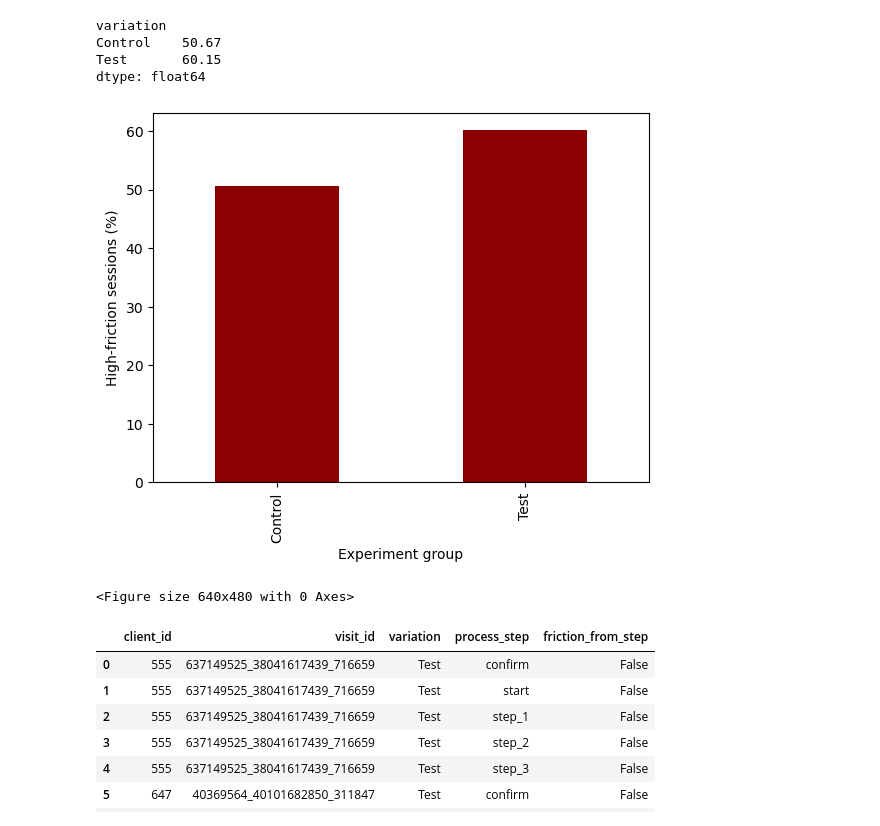
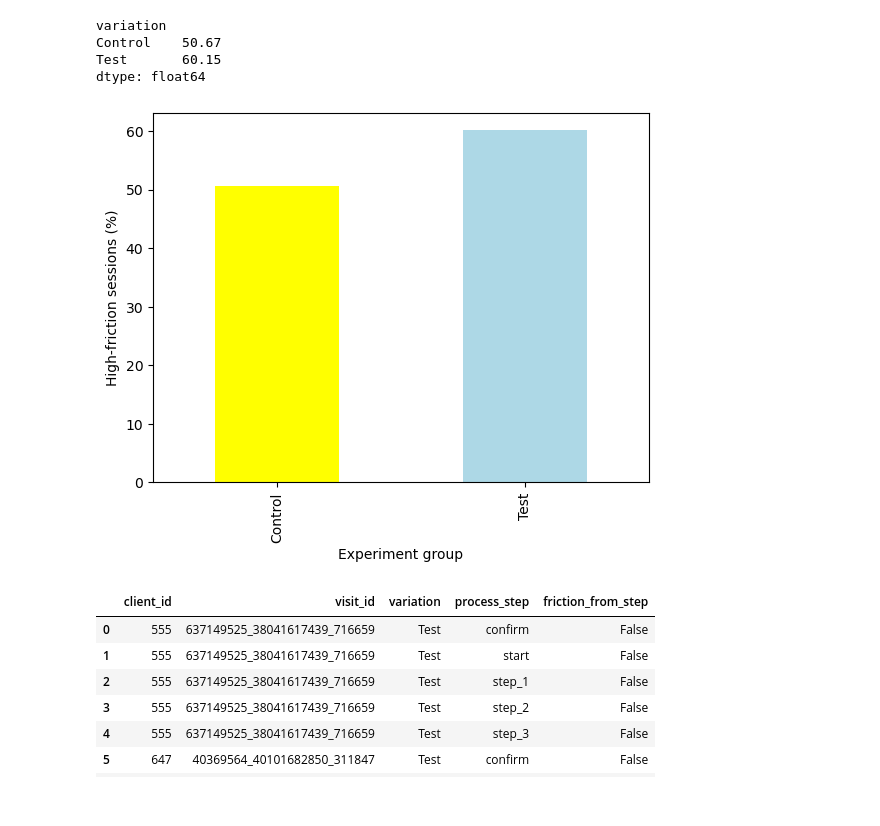
Before and after one commit to gebra117649/vanguard-project, a Jupyter notebook: notebooks/H1_analysis.ipynb, the cells around one changed output. Cells and saved outputs as stored; diff of their text form; code cells hidden in the pictures.

```diff
--- a/notebooks/H1_analysis.ipynb
+++ b/notebooks/H1_analysis.ipynb
@@ -216,15 +220,16 @@ dtype: float64
 # %%
 # Compare the percentage of high-friction sessions in Control and Test
 # Compare high-friction rates in Control and Test
-ax = high_friction_rate[["Control", "Test"]].plot.bar(color="darkred")
+ax = high_friction_rate[["Control", "Test"]].plot.bar(
+    color=["yellow", "lightblue"]
+)
 ax.set_xlabel("Experiment group")
 ax.set_ylabel("High-friction sessions (%)")
-plt.show()
 
 plt.savefig("../figures/h1_high_friction_rate.png", dpi=300, bbox_inches="tight")
+plt.show()
 # %% [output]
-[figure, old version]
+[figure, new version]
-<Figure size 640x480 with 0 Axes>
 # %%
 # This code was already applied in the master_session_data notebook, but it's required for this analysis
 # Load the event data, sort events within each visit, and map steps to numbers
```
Also changed, not shown: parts of 5 cells of this notebook, 3 other files.
